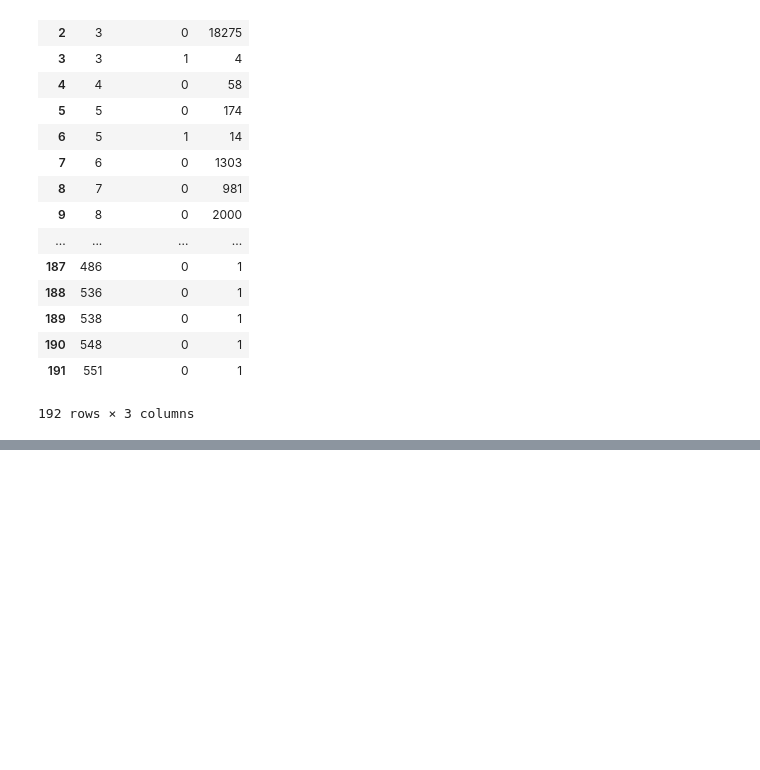
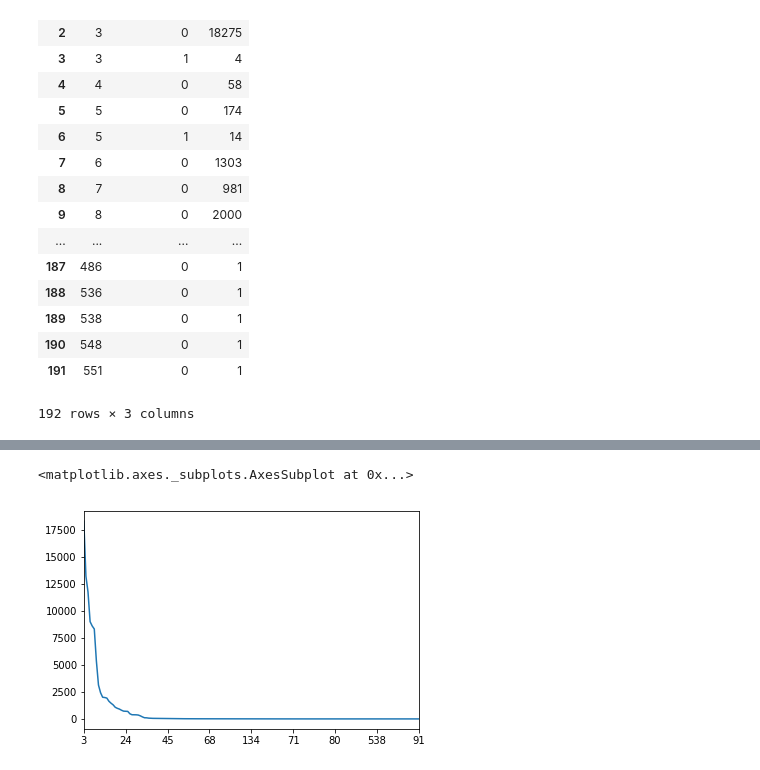
Before and after one commit to prraj67/ad_traffic_fraud, a Jupyter notebook: adtraffic_fraud_20180405.ipynb, the cells around one changed output, grey strips where cells are left out. Saved outputs shown, nothing was run; the diff lists cells and outputs as text; code cells hidden in the pictures; blank space fills up the shorter version.

```diff
--- a/adtraffic_fraud_20180405.ipynb
+++ b/adtraffic_fraud_20180405.ipynb
@@ -271,0 +316,5 @@ df_raw_feat_and_label.groupby(['app','is_attributed']).size().reset_index(name='
+# %%
+df_raw_feat_and_label['app'].value_counts().plot()
+# %% [output]
+<matplotlib.axes._subplots.AxesSubplot at 0x...>
+[figure, added]
```
Also changed, not shown: parts of 55 cells of this notebook.
